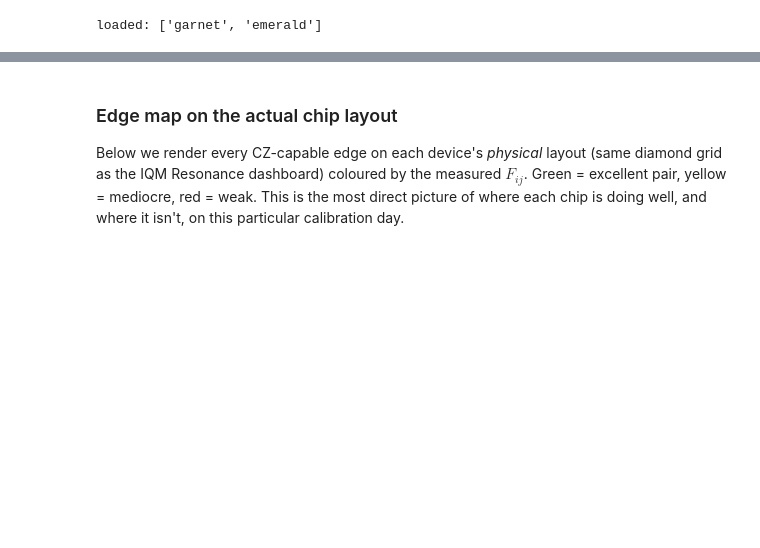
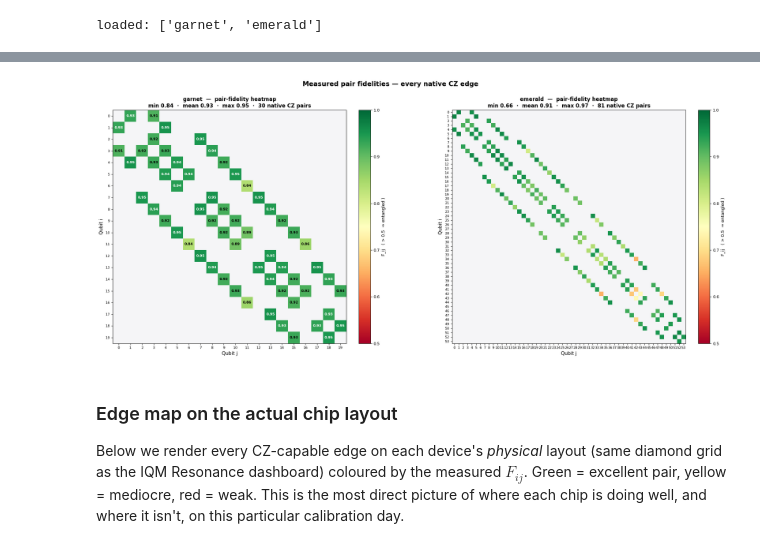
Before and after one commit to GrigoVyd/iqm_qte, a Jupyter notebook: experiments/witness_my_entanglement.ipynb, the cells around one changed output, grey strips where cells are left out. Drawn from its saved outputs; the diff is of its cells as text; code cells hidden in the pictures; blank space fills up the shorter version.

```diff
--- a/experiments/witness_my_entanglement.ipynb
+++ b/experiments/witness_my_entanglement.ipynb
@@ -901,3 +910,47 @@ loaded: ['garnet', 'emerald']
+# %%
+# Pair-fidelity heatmap. Non-native pairs are masked white so the eye sees
+# only the device's actual CZ edges; the diagonal is masked too.
+# Annotate small devices (Garnet) but not Emerald (54x54 cells are too small).
+fig, axes = plt.subplots(1, len(F_per_device), figsize=(11*len(F_per_device), 9))
+if len(F_per_device) == 1:
+    axes = [axes]
+for ax, (dev, F) in zip(axes, F_per_device.items()):
+    nq = DEVICES[dev].num_qubits
+    M = np.full((nq, nq), np.nan)
+    for (a, b), v in F.items():
+        M[a, b] = v; M[b, a] = v
+    cmap = plt.cm.RdYlGn.copy()
+    cmap.set_bad(color="#f5f5f7")   # match plot_device_topology bg
+    im = ax.imshow(M, cmap=cmap, vmin=0.5, vmax=1.0, aspect="equal",
+                    interpolation="nearest")
+    if nq <= 20:
+        # Annotate every cell on small devices
+        for (a, b), v in F.items():
+            c = "black" if 0.78 <= v <= 0.93 else "white"
+            ax.text(b, a, f"{v:.2f}", ha="center", va="center",
+                    fontsize=8, color=c, fontweight="bold")
+            ax.text(a, b, f"{v:.2f}", ha="center", va="center",
+                    fontsize=8, color=c, fontweight="bold")
+    ax.set_xticks(range(nq)); ax.set_yticks(range(nq))
+    ax.set_xticklabels([str(i) for i in range(nq)], fontsize=8, rotation=0)
+    ax.set_yticklabels([str(i) for i in range(nq)], fontsize=8)
+    ax.set_xlabel("Qubit j", fontsize=11)
+    ax.set_ylabel("Qubit i", fontsize=11)
+    fmin = min(F.values()); fmean = sum(F.values())/len(F); fmax = max(F.values())
+    ax.set_title(f"{dev}  —  pair-fidelity heatmap\n"
+                  f"min {fmin:.2f}  ·  mean {fmean:.2f}  ·  max {fmax:.2f}  ·  "
+                  f"{len(F)} native CZ pairs",
+                  fontsize=12, fontweight="bold")
+    cb = plt.colorbar(im, ax=ax, fraction=0.046, pad=0.04)
+    cb.set_label("F_ij   ( > 0.5  ⇒ entangled )", fontsize=10)
+    cb.ax.tick_params(labelsize=9)
+plt.suptitle("Measured pair fidelities — every native CZ edge",
+              fontsize=15, fontweight="bold", y=1.00)
+plt.tight_layout()
+plt.savefig(OUT / "edge_heatmap_combined.png", dpi=130, bbox_inches="tight")
+plt.show()
+# %% [output]
+[figure, added]
 # %% [markdown]
 ### Edge map on the actual chip layout
 
```
Also changed, not shown: parts of 8 cells of this notebook, 10 other files.
